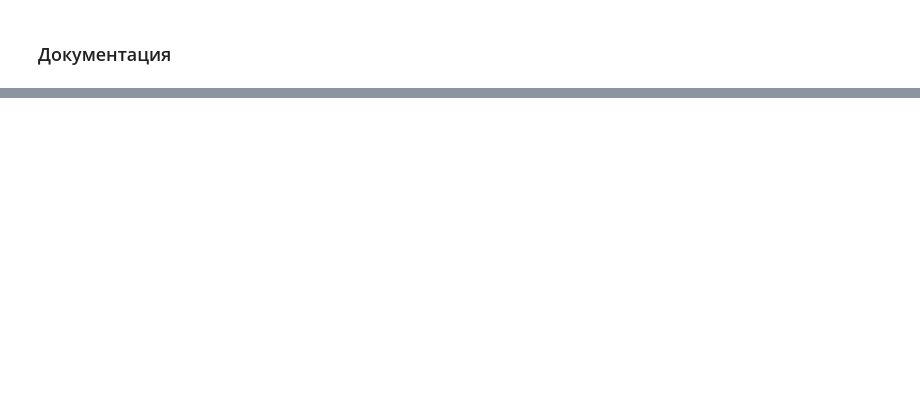
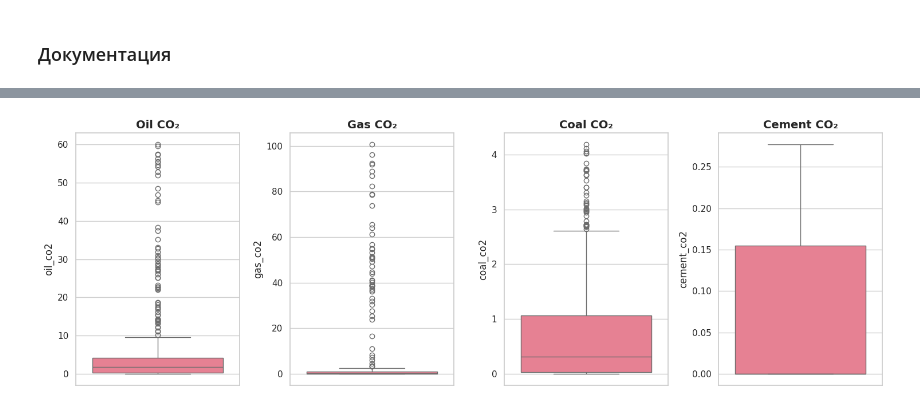
Before and after one commit to Svetlana88-n/new_project, a Jupyter notebook: notebook/EDA.ipynb, the cells around one changed output, grey strips where cells are left out. Saved outputs shown, nothing was run; the diff lists cells and outputs as text; code cells hidden in the pictures; blank space fills up the shorter version.

```diff
--- a/notebook/EDA.ipynb
+++ b/notebook/EDA.ipynb
@@ -668,0 +729,15 @@ data.to_parquet('processed_data.parquet', index=False)
+# %%
+# Боксплоты по типам топлива
+fuel_columns = ['oil_co2', 'gas_co2', 'coal_co2', 'cement_co2']
+fuel_columns = [col for col in fuel_columns if col in df_clean.columns]
+
+fig, axes = plt.subplots(1, len(fuel_columns), figsize=(15, 5))
+
+for i, col in enumerate(fuel_columns):
+  sns.boxplot(y=df_clean[col], ax=axes[i])
+  axes[i].set_title(f'{col.replace("_co2", "").title()} CO₂', fontweight='bold')
+
+plt.tight_layout()
+plt.show()
+# %% [output]
+[figure, added]
```
Also changed, not shown: parts of 18 cells of this notebook.
